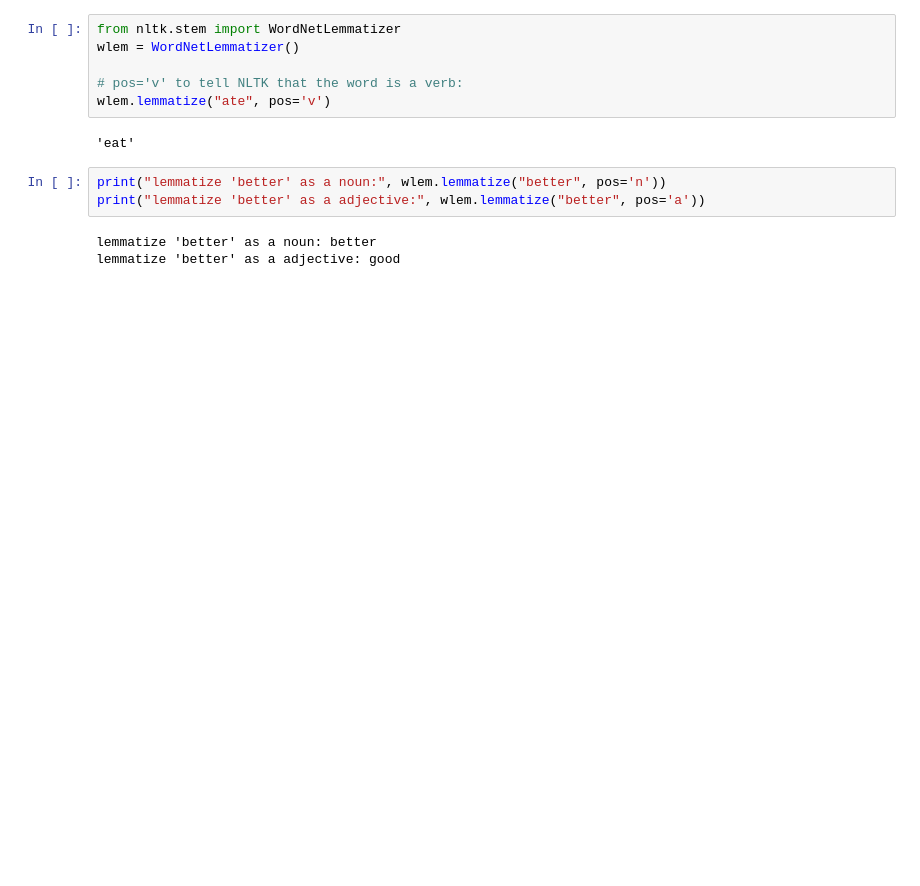
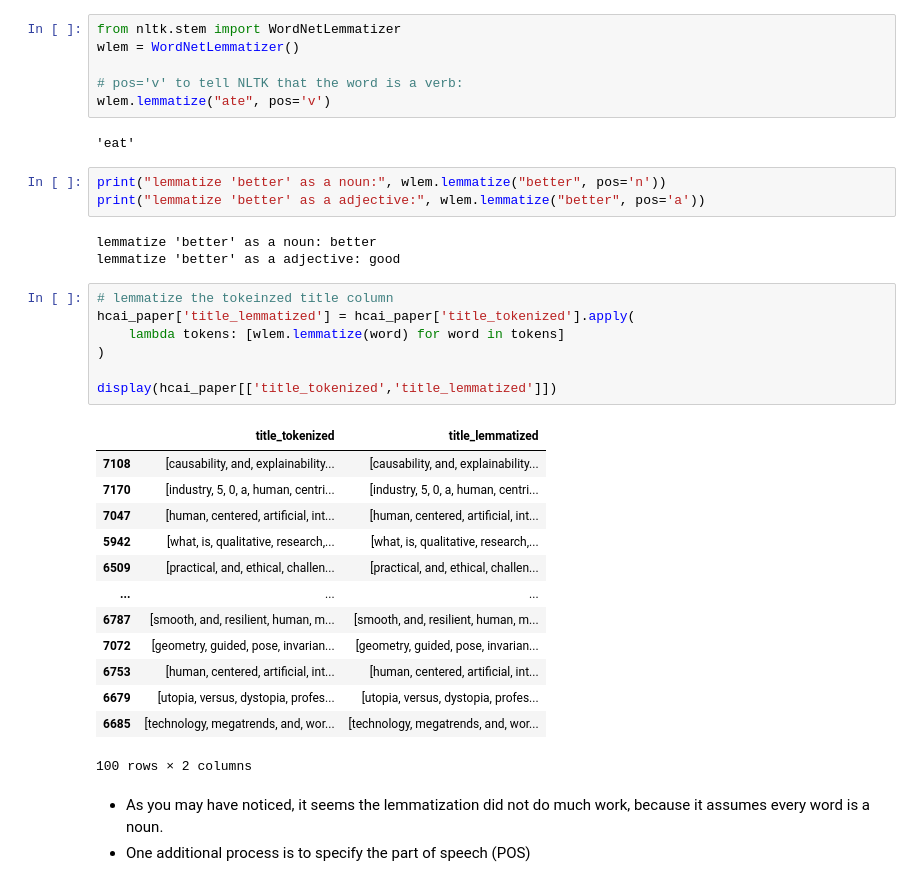
Before and after one commit to jieshu-wang-SBU/EST610_fall_2026, a Jupyter notebook: 01-Lectures/Week12-Text_analysis_and_NLP/01-text_wrangling.ipynb, the cells around one changed output. Drawn from its saved outputs; the diff is of its cells as text; blank space fills up the shorter version.

```diff
--- a/01-Lectures/Week12-Text_analysis_and_NLP/01-text_wrangling.ipynb
+++ b/01-Lectures/Week12-Text_analysis_and_NLP/01-text_wrangling.ipynb
@@ -209,3 +241,27 @@ print("lemmatize 'better' as a adjective:", wlem.lemmatize("better", pos='a'))
 # %% [output]
 lemmatize 'better' as a noun: better
 lemmatize 'better' as a adjective: good
+# %%
+# lemmatize the tokeinzed title column
+hcai_paper['title_lemmatized'] = hcai_paper['title_tokenized'].apply(
+    lambda tokens: [wlem.lemmatize(word) for word in tokens]
+)
+
+display(hcai_paper[['title_tokenized','title_lemmatized']])
+# %% [output]
+|  | title_tokenized | title_lemmatized |
+| 7108 | [causability, and, explainability... | [causability, and, explainability... |
+| 7170 | [industry, 5, 0, a, human, centri... | [industry, 5, 0, a, human, centri... |
+| 7047 | [human, centered, artificial, int... | [human, centered, artificial, int... |
+| 5942 | [what, is, qualitative, research,... | [what, is, qualitative, research,... |
+| 6509 | [practical, and, ethical, challen... | [practical, and, ethical, challen... |
+| ... | ... | ... |
+| 6787 | [smooth, and, resilient, human, m... | [smooth, and, resilient, human, m... |
+| 7072 | [geometry, guided, pose, invarian... | [geometry, guided, pose, invarian... |
+| 6753 | [human, centered, artificial, int... | [human, centered, artificial, int... |
+| 6679 | [utopia, versus, dystopia, profes... | [utopia, versus, dystopia, profes... |
+| 6685 | [technology, megatrends, and, wor... | [technology, megatrends, and, wor... |
+100 rows × 2 columns
+# %% [markdown]
+- As you may have noticed, it seems the lemmatization did not do much work, because it assumes every word is a noun.
+- One additional process is to specify the part of speech (POS)
```
Also changed, not shown: parts of 21 cells of this notebook.
